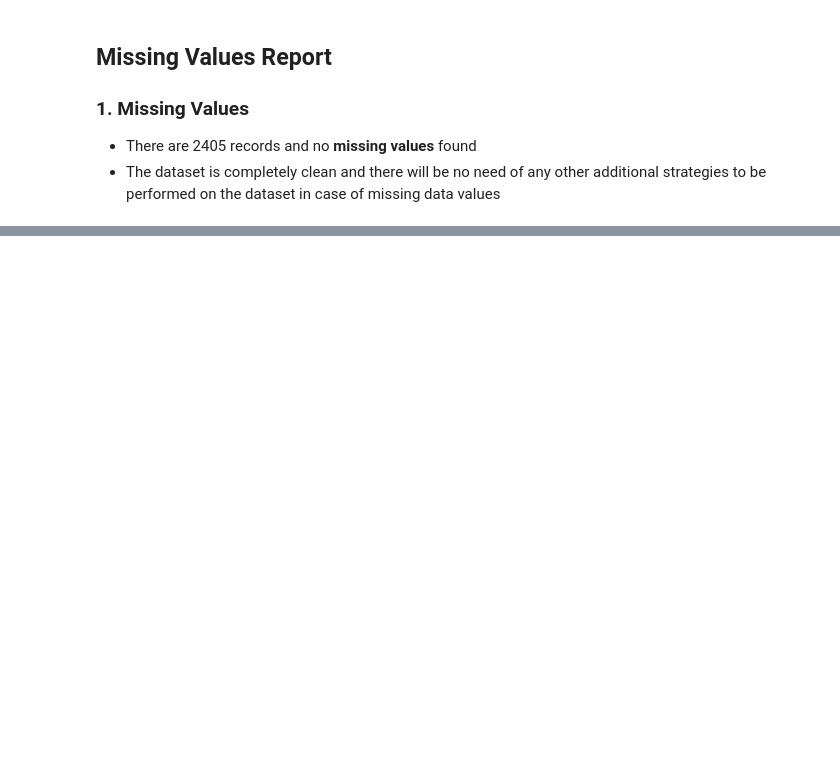
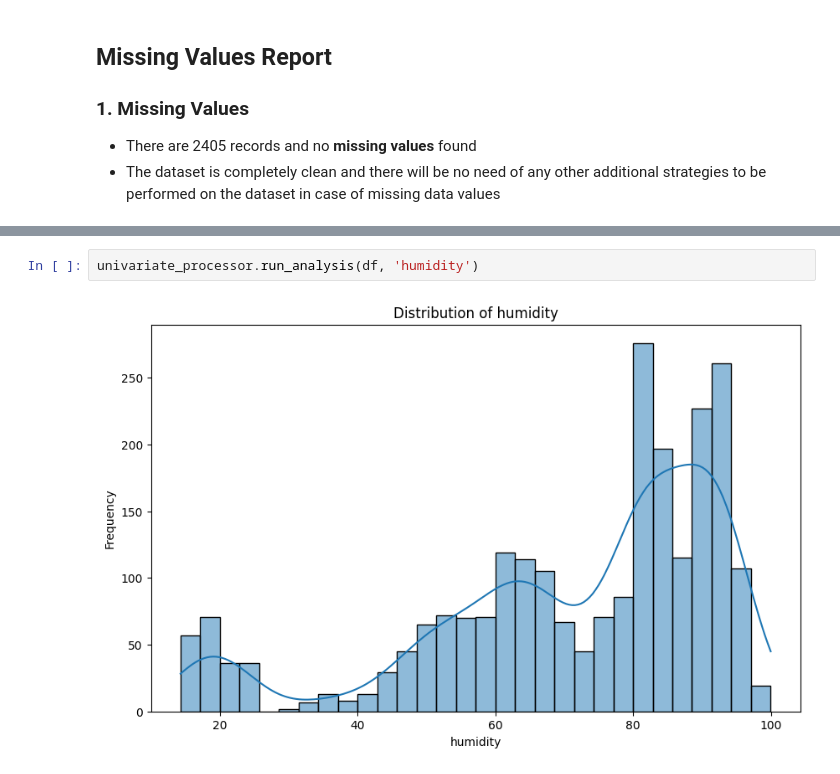
Before and after one commit to praneethkanakamamidi/smart-agri-tech, a Jupyter notebook: src/eda/analysis.ipynb, the cells around one changed output, grey strips where cells are left out. Drawn from its saved outputs; the diff is of its cells as text; blank space fills up the shorter version.

```diff
--- a/src/eda/analysis.ipynb
+++ b/src/eda/analysis.ipynb
@@ -108,0 +115,4 @@ Visualizing Missing Values...
+# %%
+univariate_processor.run_analysis(df, 'humidity')
+# %% [output]
+[figure, added]
```
Also changed, not shown: parts of 26 cells of this notebook, 5 other files.
